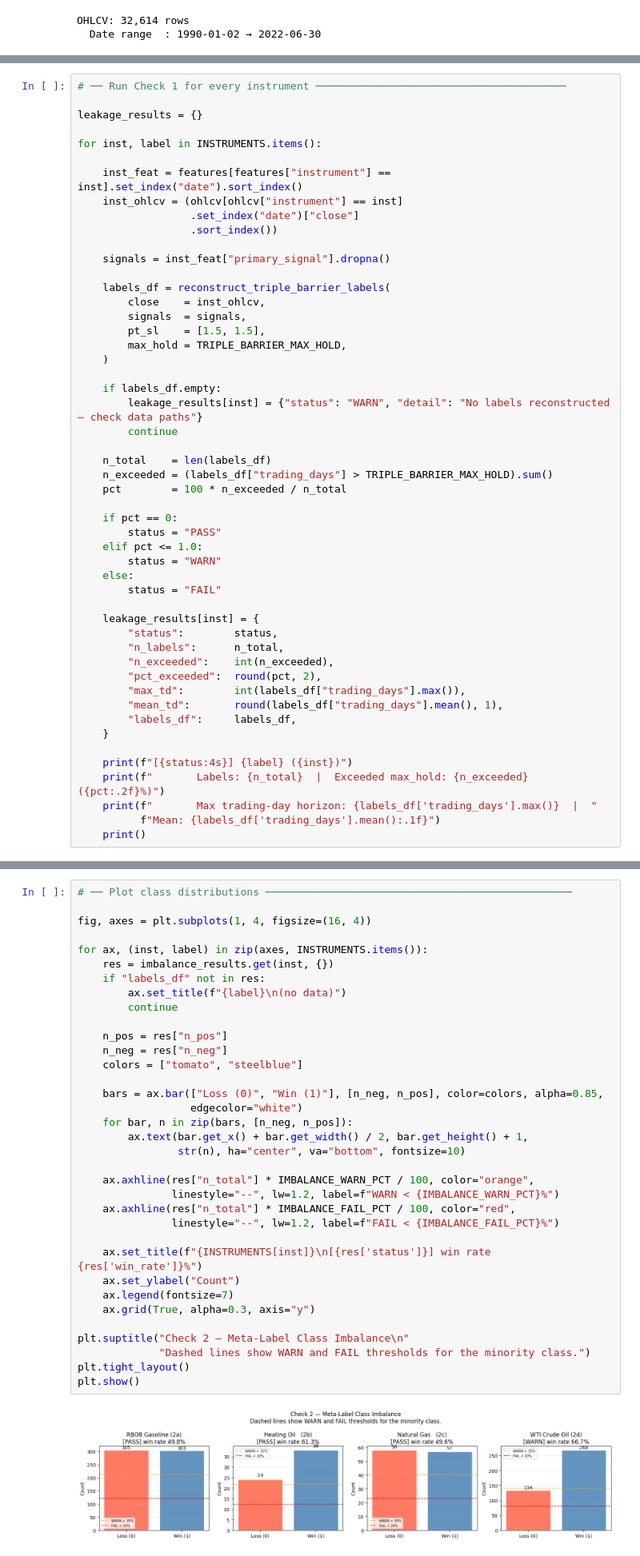
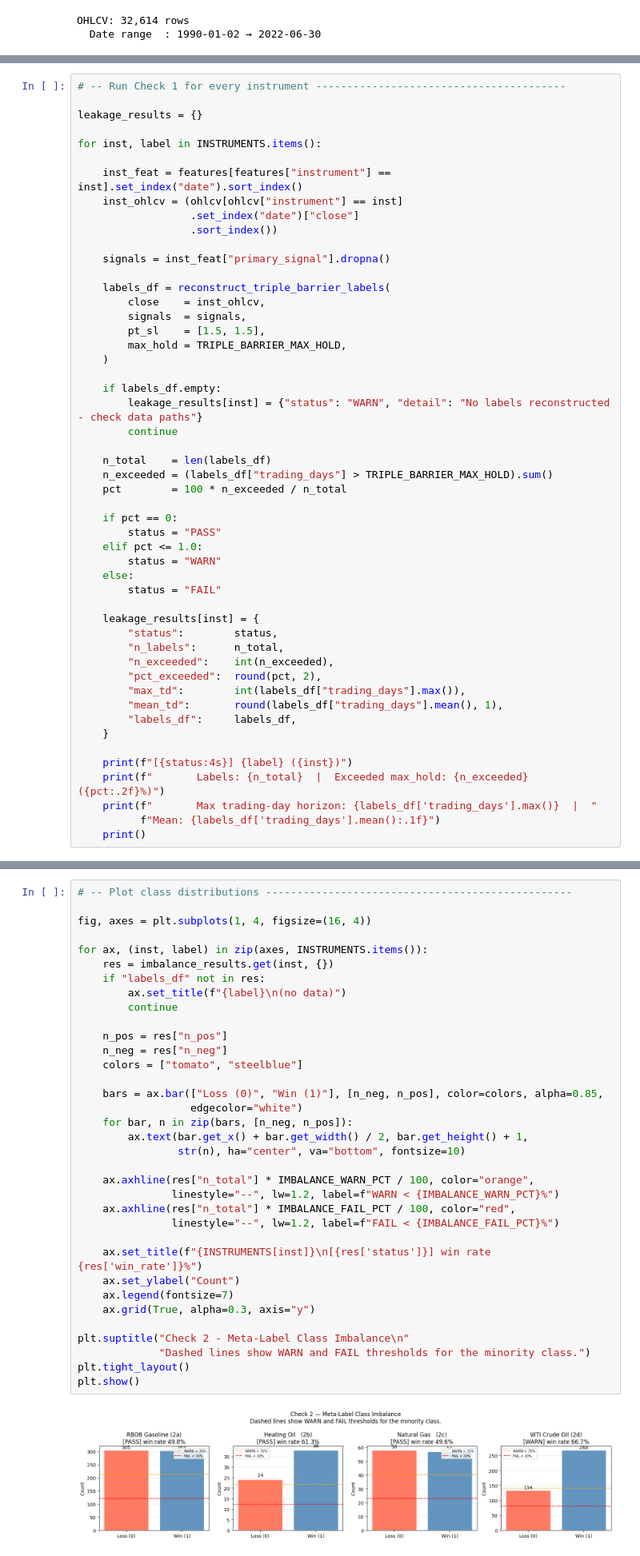
Before and after one commit to Jack-Close/energy-signal-metamodel, a Jupyter notebook: notebooks/sanity_checks.ipynb, the cells around one changed output, grey strips where cells are left out. Shown at 80% size. Saved outputs shown, nothing was run; the diff lists cells and outputs as text.

```diff
--- a/notebooks/sanity_checks.ipynb
+++ b/notebooks/sanity_checks.ipynb
@@ -224,7 +224,7 @@ def reconstruct_triple_barrier_labels(close: pd.Series,
 
     return pd.DataFrame(records).set_index("entry") if records else pd.DataFrame()
 # %%
-# ── Run Check 1 for every instrument ────────────────────────────────────────
+# -- Run Check 1 for every instrument ----------------------------------------
 
 leakage_results = {}
 
@@ -245,7 +245,7 @@ for inst, label in INSTRUMENTS.items():
     )
 
     if labels_df.empty:
-        leakage_results[inst] = {"status": "WARN", "detail": "No labels reconstructed — check data paths"}
+        leakage_results[inst] = {"status": "WARN", "detail": "No labels reconstructed - check data paths"}
         continue
 
     n_total    = len(labels_df)
@@ -464,41 +464,41 @@ for inst, label in INSTRUMENTS.items():
        Total labels: 402  |  Win (1): 268  |  Loss (0): 134
        Win rate: 66.7%  |  Minority class: 33.3%
 # %%
-# ── Plot class distributions ─────────────────────────────────────────────────
+# -- Plot class distributions -------------------------------------------------
 
 fig, axes = plt.subplots(1, 4, figsize=(16, 4))
 
 for ax, (inst, label) in zip(axes, INSTRUMENTS.items()):
     res = imbalance_results.get(inst, {})
     if "labels_df" not in res:
         ax.set_title(f"{label}\n(no data)")
         continue
 
     n_pos = res["n_pos"]
     n_neg = res["n_neg"]
     colors = ["tomato", "steelblue"]
 
     bars = ax.bar(["Loss (0)", "Win (1)"], [n_neg, n_pos], color=colors, alpha=0.85,
                   edgecolor="white")
     for bar, n in zip(bars, [n_neg, n_pos]):
         ax.text(bar.get_x() + bar.get_width() / 2, bar.get_height() + 1,
                 str(n), ha="center", va="bottom", fontsize=10)
 
     ax.axhline(res["n_total"] * IMBALANCE_WARN_PCT / 100, color="orange",
                linestyle="--", lw=1.2, label=f"WARN < {IMBALANCE_WARN_PCT}%")
     ax.axhline(res["n_total"] * IMBALANCE_FAIL_PCT / 100, color="red",
                linestyle="--", lw=1.2, label=f"FAIL < {IMBALANCE_FAIL_PCT}%")
 
     ax.set_title(f"{INSTRUMENTS[inst]}\n[{res['status']}] win rate {res['win_rate']}%")
     ax.set_ylabel("Count")
     ax.legend(fontsize=7)
     ax.grid(True, alpha=0.3, axis="y")
 
-plt.suptitle("Check 2 — Meta-Label Class Imbalance\n"
+plt.suptitle("Check 2 - Meta-Label Class Imbalance\n"
              "Dashed lines show WARN and FAIL thresholds for the minority class.")
 plt.tight_layout()
 plt.show()
 # %% [output]
-[figure, old version]
+[figure, new version]
 # %% [markdown]
 ---
```
Also changed, not shown: parts of 23 cells of this notebook, 13 other files.
